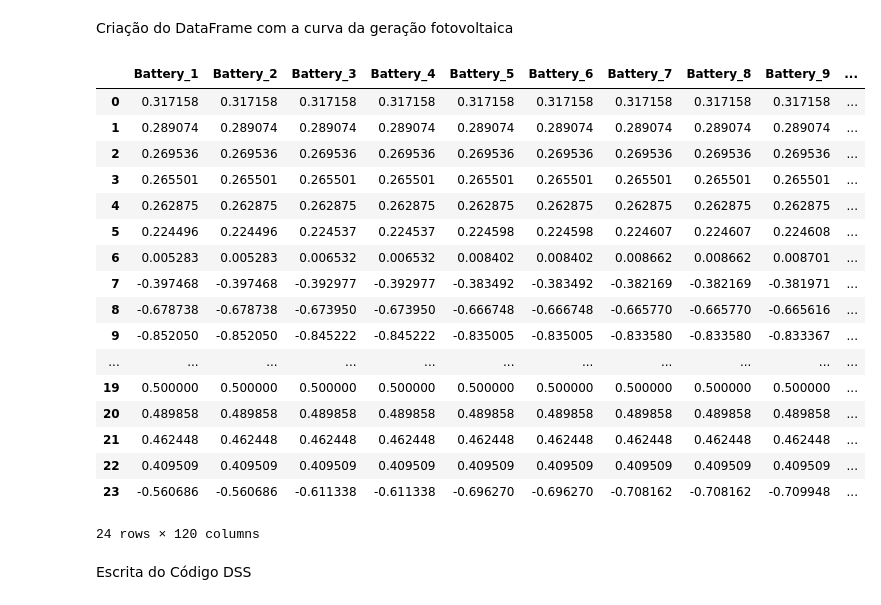
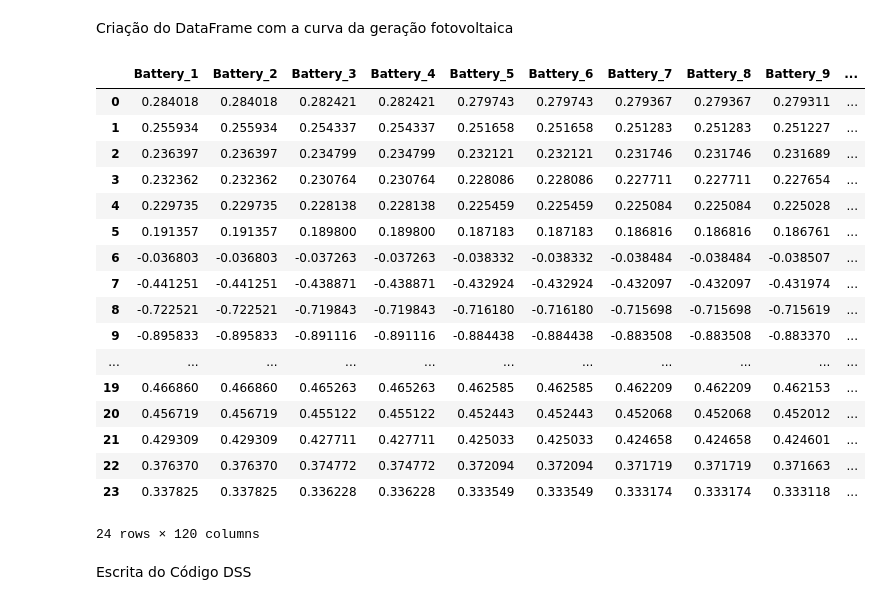
Before and after one commit to Ivanictor/CLAGTEE-CBA, a Jupyter notebook: battery.ipynb, the cells around one changed output. Drawn from its saved outputs; the diff is of its cells as text; code cells hidden in the pictures.

Commit message:
Alterações para distribuir ajuste do SOC entre todos os pontos da curva

```diff
--- a/battery.ipynb
+++ b/battery.ipynb
@@ -106,6 +106,43 @@ def corrigir_ultimo_ponto(curva, saldo, tol=0.01, eff=0.87):
     curva.iloc[-1] = novo
     return curva
 
+def corrigir_pontos(curva, saldo, tol=0.01, eff=0.87):
+    n = len(curva)
+    saldo_por_ponto = saldo / n
+
+    for i in range(n):
+        item = curva.iloc[i]
+        s = saldo_por_ponto  # fatia deste ponto
+
+        if abs(s) <= tol / n:
+            continue
+
+        if s < 0:  # falta energia -> precisa aumentar saldo neste ponto
+            if item >= 0:
+                delta_discharge = item * (1/eff)
+                if delta_discharge >= abs(s):
+                    novo = item - abs(s) * eff
+                else:
+                    falta = abs(s) - delta_discharge
+                    novo = 0 - falta / eff
+            else:
+                novo = item - abs(s) / eff   # <-- corrigido: subtrai (mais negativo), divide por eff
+
+        else:  # s > 0, excesso -> precisa diminuir saldo neste ponto
+            if item <= 0:
+                delta_charge = abs(item) * eff
+                if delta_charge >= s:
+                    novo = item + s / eff
+                else:
+                    falta = s - delta_charge
+                    novo = 0 + falta * eff
+            else:
+                novo = item + s * eff   # <-- corrigido: soma (mais descarga), multiplica por eff
+
+        curva.iloc[i] = novo
+
+    return curva
+
 for nome, kw in zip(loads_df["name"], loads_df["kw"]):
 
     loadshape_dict[nome] = kw * np.array(loadshape_p)
@@ -128,50 +165,50 @@ for chave, df in dfs_monitor_pv.items():
                 df[" P2 (kW)"]
             )
 
         else:
 
             df["Total Power"] = (
                 df[" P1 (kW)"] +
                 df[" P2 (kW)"] +
                 df[" P3 (kW)"]
             )
 
         df = df.head(24)
 
         storage_kw = 2 * loads_df.loc[i, "kw"]
 
         curva = (df["Total Power"].reset_index(drop=True) + loadshape_df.iloc[:, i]) / storage_kw
 
         saldo = calc_saldo(curva)
 
-        curva = corrigir_ultimo_ponto(curva, saldo)
+        curva = corrigir_pontos(curva, saldo)  #corrigir_pontos ou corrigir_ultimo_ponto
 
         i += 1
 
         storage_dict[f"Battery_{i}"] = curva
 
 
 storage_df = pd.DataFrame(storage_dict)
 
 display(storage_df)
 # %% [output]
 |  | Battery_1 | Battery_2 | Battery_3 | Battery_4 | Battery_5 | Battery_6 | Battery_7 | Battery_8 | Battery_9 | ... |
-| 0 | 0.317158 | 0.317158 | 0.317158 | 0.317158 | 0.317158 | 0.317158 | 0.317158 | 0.317158 | 0.317158 | ... |
-| 1 | 0.289074 | 0.289074 | 0.289074 | 0.289074 | 0.289074 | 0.289074 | 0.289074 | 0.289074 | 0.289074 | ... |
-| 2 | 0.269536 | 0.269536 | 0.269536 | 0.269536 | 0.269536 | 0.269536 | 0.269536 | 0.269536 | 0.269536 | ... |
-| 3 | 0.265501 | 0.265501 | 0.265501 | 0.265501 | 0.265501 | 0.265501 | 0.265501 | 0.265501 | 0.265501 | ... |
-| 4 | 0.262875 | 0.262875 | 0.262875 | 0.262875 | 0.262875 | 0.262875 | 0.262875 | 0.262875 | 0.262875 | ... |
-| 5 | 0.224496 | 0.224496 | 0.224537 | 0.224537 | 0.224598 | 0.224598 | 0.224607 | 0.224607 | 0.224608 | ... |
-| 6 | 0.005283 | 0.005283 | 0.006532 | 0.006532 | 0.008402 | 0.008402 | 0.008662 | 0.008662 | 0.008701 | ... |
-| 7 | -0.397468 | -0.397468 | -0.392977 | -0.392977 | -0.383492 | -0.383492 | -0.382169 | -0.382169 | -0.381971 | ... |
-| 8 | -0.678738 | -0.678738 | -0.673950 | -0.673950 | -0.666748 | -0.666748 | -0.665770 | -0.665770 | -0.665616 | ... |
-| 9 | -0.852050 | -0.852050 | -0.845222 | -0.845222 | -0.835005 | -0.835005 | -0.833580 | -0.833580 | -0.833367 | ... |
+| 0 | 0.284018 | 0.284018 | 0.282421 | 0.282421 | 0.279743 | 0.279743 | 0.279367 | 0.279367 | 0.279311 | ... |
+| 1 | 0.255934 | 0.255934 | 0.254337 | 0.254337 | 0.251658 | 0.251658 | 0.251283 | 0.251283 | 0.251227 | ... |
+| 2 | 0.236397 | 0.236397 | 0.234799 | 0.234799 | 0.232121 | 0.232121 | 0.231746 | 0.231746 | 0.231689 | ... |
+| 3 | 0.232362 | 0.232362 | 0.230764 | 0.230764 | 0.228086 | 0.228086 | 0.227711 | 0.227711 | 0.227654 | ... |
+| 4 | 0.229735 | 0.229735 | 0.228138 | 0.228138 | 0.225459 | 0.225459 | 0.225084 | 0.225084 | 0.225028 | ... |
+| 5 | 0.191357 | 0.191357 | 0.189800 | 0.189800 | 0.187183 | 0.187183 | 0.186816 | 0.186816 | 0.186761 | ... |
+| 6 | -0.036803 | -0.036803 | -0.037263 | -0.037263 | -0.038332 | -0.038332 | -0.038484 | -0.038484 | -0.038507 | ... |
+| 7 | -0.441251 | -0.441251 | -0.438871 | -0.438871 | -0.432924 | -0.432924 | -0.432097 | -0.432097 | -0.431974 | ... |
+| 8 | -0.722521 | -0.722521 | -0.719843 | -0.719843 | -0.716180 | -0.716180 | -0.715698 | -0.715698 | -0.715619 | ... |
+| 9 | -0.895833 | -0.895833 | -0.891116 | -0.891116 | -0.884438 | -0.884438 | -0.883508 | -0.883508 | -0.883370 | ... |
 | ... | ... | ... | ... | ... | ... | ... | ... | ... | ... | ... |
-| 19 | 0.500000 | 0.500000 | 0.500000 | 0.500000 | 0.500000 | 0.500000 | 0.500000 | 0.500000 | 0.500000 | ... |
-| 20 | 0.489858 | 0.489858 | 0.489858 | 0.489858 | 0.489858 | 0.489858 | 0.489858 | 0.489858 | 0.489858 | ... |
-| 21 | 0.462448 | 0.462448 | 0.462448 | 0.462448 | 0.462448 | 0.462448 | 0.462448 | 0.462448 | 0.462448 | ... |
-| 22 | 0.409509 | 0.409509 | 0.409509 | 0.409509 | 0.409509 | 0.409509 | 0.409509 | 0.409509 | 0.409509 | ... |
-| 23 | -0.560686 | -0.560686 | -0.611338 | -0.611338 | -0.696270 | -0.696270 | -0.708162 | -0.708162 | -0.709948 | ... |
+| 19 | 0.466860 | 0.466860 | 0.465263 | 0.465263 | 0.462585 | 0.462585 | 0.462209 | 0.462209 | 0.462153 | ... |
+| 20 | 0.456719 | 0.456719 | 0.455122 | 0.455122 | 0.452443 | 0.452443 | 0.452068 | 0.452068 | 0.452012 | ... |
+| 21 | 0.429309 | 0.429309 | 0.427711 | 0.427711 | 0.425033 | 0.425033 | 0.424658 | 0.424658 | 0.424601 | ... |
+| 22 | 0.376370 | 0.376370 | 0.374772 | 0.374772 | 0.372094 | 0.372094 | 0.371719 | 0.371719 | 0.371663 | ... |
+| 23 | 0.337825 | 0.337825 | 0.336228 | 0.336228 | 0.333549 | 0.333549 | 0.333174 | 0.333174 | 0.333118 | ... |
 24 rows × 120 columns
 # %% [markdown]
 Escrita do Código DSS
```
Also changed, not shown: 3 other files.
